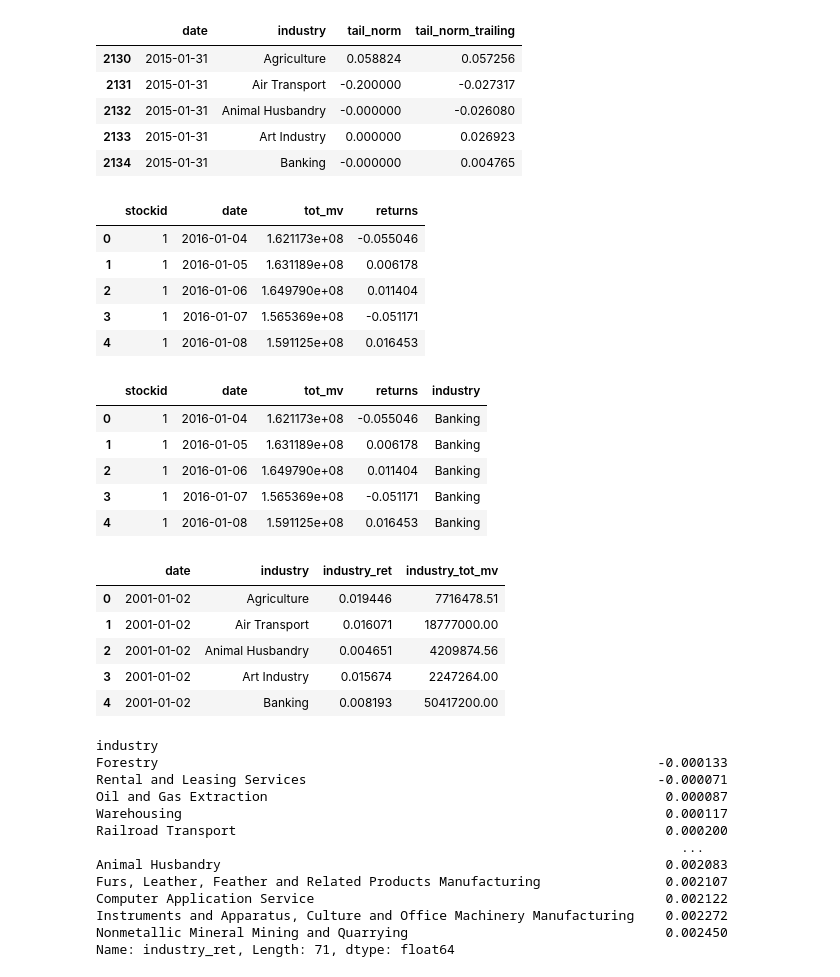
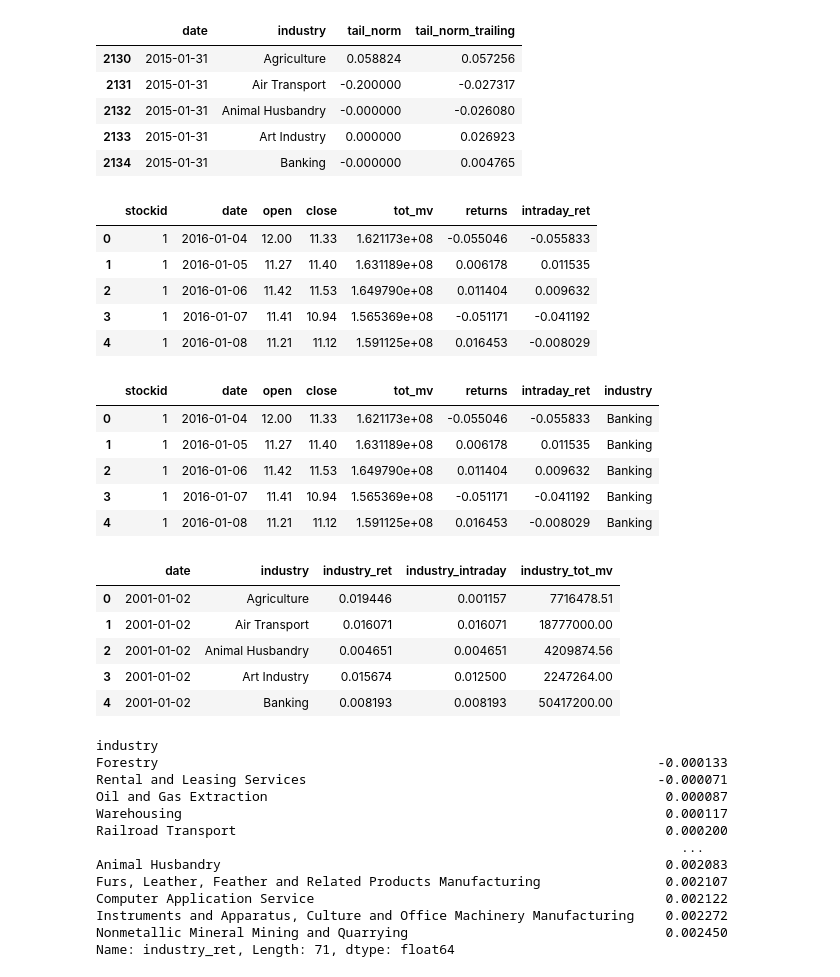
Before and after one commit to frankyaoxiao/chinese-stock-market, a Jupyter notebook: strategy.ipynb, the cells around one changed output. Drawn from its saved outputs; the diff is of its cells as text; code cells hidden in the pictures.

Commit message:
Change price compute

```diff
--- a/strategy.ipynb
+++ b/strategy.ipynb
@@ -175,29 +175,44 @@ See the caveats in the documentation: https://pandas.pydata.org/pandas-docs/stab
 | 2133 | 2015-01-31 | Art Industry | 0.000000 | 0.026923 |
 | 2134 | 2015-01-31 | Banking | -0.000000 | 0.004765 |
 # %%
-daily_rets = pd.read_csv("/Users/edwardju/Downloads/CSMAR Daily Stock Return/TRD_Daily_full_20010101_20231201.csv",usecols=['Stkcd', 'Trddt', 'Dsmvtll', 'Dretwd'])
-daily_rets.columns = ['stockid', 'date', 'tot_mv', 'returns']
+# Load with open and close prices for intraday calculation
+daily_rets = pd.read_csv("/Users/edwardju/Downloads/CSMAR Daily Stock Return/TRD_Daily_full_20010101_20231201.csv",
+                         usecols=['Stkcd', 'Trddt', 'Dsmvtll', 'Dretwd', 'Opnprc', 'Clsprc'])
+
+# Rename columns properly (usecols doesn't preserve order, so use dict)
+daily_rets = daily_rets.rename(columns={
+    'Stkcd': 'stockid',
+    'Trddt': 'date',
+    'Dsmvtll': 'tot_mv',
+    'Dretwd': 'returns',
+    'Opnprc': 'open',
+    'Clsprc': 'close'
+})
 daily_rets['date'] = pd.to_datetime(daily_rets['date'], format='%Y-%m-%d')
+
+# Calculate intraday return = (close - open) / open
+daily_rets['intraday_ret'] = (daily_rets['close'] - daily_rets['open']) / daily_rets['open']
+
 daily_rets.head()
 # %% [output]
-|  | stockid | date | tot_mv | returns |
-| 0 | 1 | 2016-01-04 | 1.621173e+08 | -0.055046 |
-| 1 | 1 | 2016-01-05 | 1.631189e+08 | 0.006178 |
-| 2 | 1 | 2016-01-06 | 1.649790e+08 | 0.011404 |
-| 3 | 1 | 2016-01-07 | 1.565369e+08 | -0.051171 |
-| 4 | 1 | 2016-01-08 | 1.591125e+08 | 0.016453 |
+|  | stockid | date | open | close | tot_mv | returns | intraday_ret |
+| 0 | 1 | 2016-01-04 | 12.00 | 11.33 | 1.621173e+08 | -0.055046 | -0.055833 |
+| 1 | 1 | 2016-01-05 | 11.27 | 11.40 | 1.631189e+08 | 0.006178 | 0.011535 |
+| 2 | 1 | 2016-01-06 | 11.42 | 11.53 | 1.649790e+08 | 0.011404 | 0.009632 |
+| 3 | 1 | 2016-01-07 | 11.41 | 10.94 | 1.565369e+08 | -0.051171 | -0.041192 |
+| 4 | 1 | 2016-01-08 | 11.21 | 11.12 | 1.591125e+08 | 0.016453 | -0.008029 |
 # %%
 co_ind = pd.read_csv("/Users/edwardju/Downloads/CSMAR Daily Stock Return/TRD_Co.csv", encoding='cp1252', usecols=['Stkcd', 'Nindnme_en'])
 co_ind.columns=['stockid', 'industry']
 daily_rets = daily_rets.merge(co_ind, on=['stockid'], how='left')
 daily_rets.head()
 # %% [output]
-|  | stockid | date | tot_mv | returns | industry |
-| 0 | 1 | 2016-01-04 | 1.621173e+08 | -0.055046 | Banking |
-| 1 | 1 | 2016-01-05 | 1.631189e+08 | 0.006178 | Banking |
-| 2 | 1 | 2016-01-06 | 1.649790e+08 | 0.011404 | Banking |
-| 3 | 1 | 2016-01-07 | 1.565369e+08 | -0.051171 | Banking |
-| 4 | 1 | 2016-01-08 | 1.591125e+08 | 0.016453 | Banking |
+|  | stockid | date | open | close | tot_mv | returns | intraday_ret | industry |
+| 0 | 1 | 2016-01-04 | 12.00 | 11.33 | 1.621173e+08 | -0.055046 | -0.055833 | Banking |
+| 1 | 1 | 2016-01-05 | 11.27 | 11.40 | 1.631189e+08 | 0.006178 | 0.011535 | Banking |
+| 2 | 1 | 2016-01-06 | 11.42 | 11.53 | 1.649790e+08 | 0.011404 | 0.009632 | Banking |
+| 3 | 1 | 2016-01-07 | 11.41 | 10.94 | 1.565369e+08 | -0.051171 | -0.041192 | Banking |
+| 4 | 1 | 2016-01-08 | 11.21 | 11.12 | 1.591125e+08 | 0.016453 | -0.008029 | Banking |
 # %%
 def keep_top_quartile_mv_by_industry(df: pd.DataFrame) -> pd.DataFrame:
     d = df.copy()
@@ -216,31 +231,36 @@ def make_industry_portfolios(df):
     df = df.copy()
     df["date"] = pd.to_datetime(df["date"])
 
-    # clean + make safe weights
     df["tot_mv"] = pd.to_numeric(df["tot_mv"], errors="coerce")
     df["returns"] = pd.to_numeric(df["returns"], errors="coerce")
+    df["intraday_ret"] = pd.to_numeric(df["intraday_ret"], errors="coerce")
 
     df["mv_x_ret"] = df["tot_mv"] * df["returns"]
+    df["mv_x_intraday"] = df["tot_mv"] * df["intraday_ret"]
 
     out = (df.groupby(["date", "industry"], as_index=False)
             .agg(industry_tot_mv=("tot_mv", "sum"),
-                mv_x_ret=("mv_x_ret", "sum")))
+                mv_x_ret=("mv_x_ret", "sum"),
+                mv_x_intraday=("mv_x_intraday", "sum")))
 
-    # value-weighted industry return; NaN if industry_tot_mv==0
+    # value-weighted industry return (close-to-close)
     out["industry_ret"] = out["mv_x_ret"].div(out["industry_tot_mv"]).where(out["industry_tot_mv"].ne(0))
 
-    out = out[["date", "industry", "industry_ret", "industry_tot_mv"]].sort_values(["date", "industry"])
+    # value-weighted industry intraday return (open-to-close)
+    out["industry_intraday"] = out["mv_x_intraday"].div(out["industry_tot_mv"]).where(out["industry_tot_mv"].ne(0))
+
+    out = out[["date", "industry", "industry_ret", "industry_intraday", "industry_tot_mv"]].sort_values(["date", "industry"])
     return out
 
 indus_portfolios = make_industry_portfolios(daily_rets)
 indus_portfolios.head()
 # %% [output]
-|  | date | industry | industry_ret | industry_tot_mv |
-| 0 | 2001-01-02 | Agriculture | 0.019446 | 7716478.51 |
-| 1 | 2001-01-02 | Air Transport | 0.016071 | 18777000.00 |
-| 2 | 2001-01-02 | Animal Husbandry | 0.004651 | 4209874.56 |
-| 3 | 2001-01-02 | Art Industry | 0.015674 | 2247264.00 |
-| 4 | 2001-01-02 | Banking | 0.008193 | 50417200.00 |
+|  | date | industry | industry_ret | industry_intraday | industry_tot_mv |
+| 0 | 2001-01-02 | Agriculture | 0.019446 | 0.001157 | 7716478.51 |
+| 1 | 2001-01-02 | Air Transport | 0.016071 | 0.016071 | 18777000.00 |
+| 2 | 2001-01-02 | Animal Husbandry | 0.004651 | 0.004651 | 4209874.56 |
+| 3 | 2001-01-02 | Art Industry | 0.015674 | 0.012500 | 2247264.00 |
+| 4 | 2001-01-02 | Banking | 0.008193 | 0.008193 | 50417200.00 |
 # %%
 indus_portfolios[indus_portfolios['date'] >= pd.to_datetime('2015-01-01')].groupby('industry')['industry_ret'].mean().sort_values()
 # %% [output]
```
Also changed, not shown: parts of 9 cells of this notebook.
